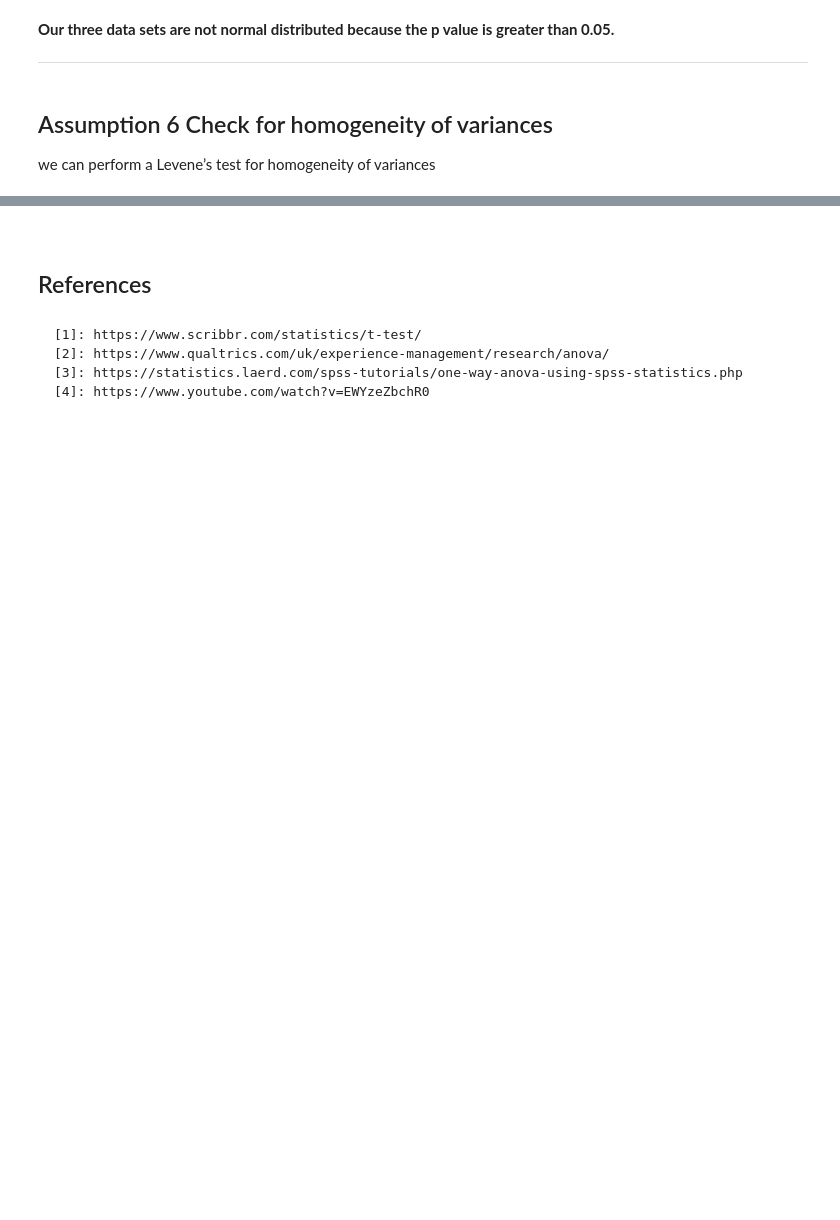
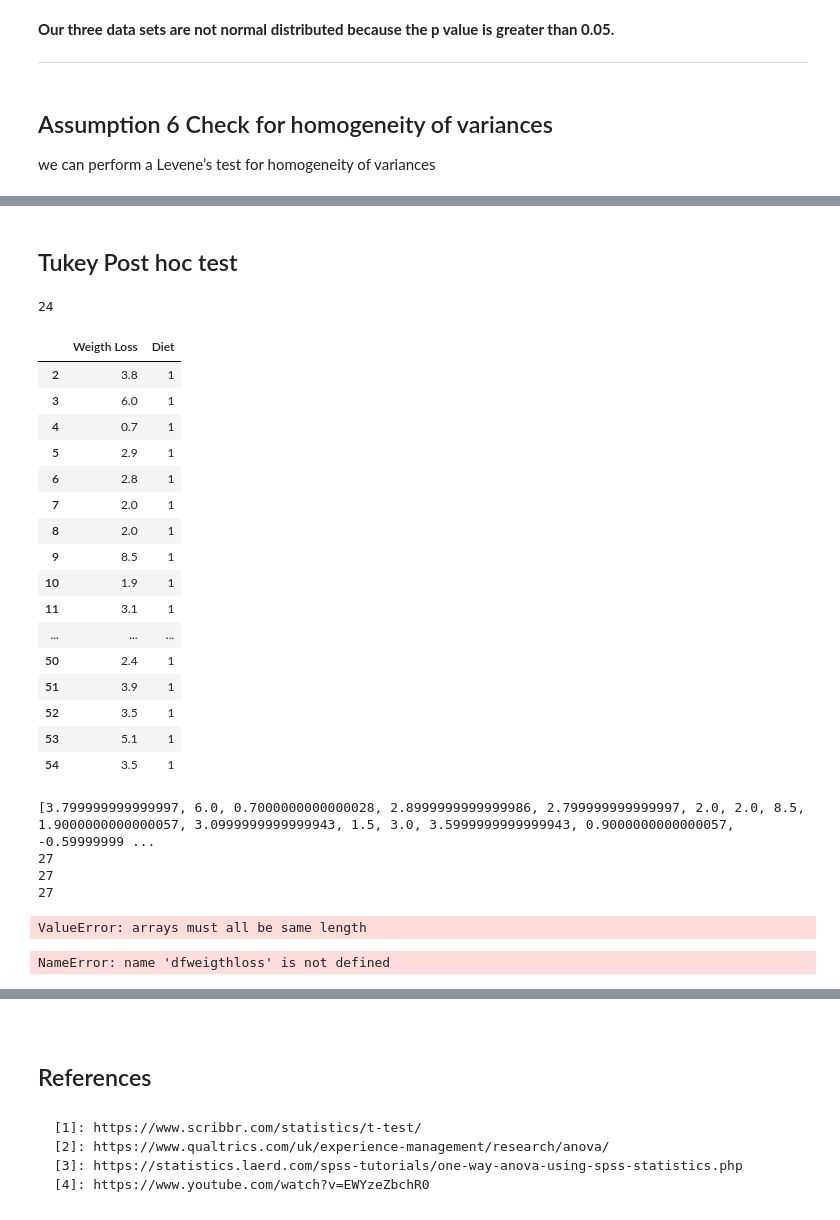
Before and after one commit to Silvio622/Machine-Learning-Scikit-Learn, a Jupyter notebook: scipy-stats.ipynb, the cells around one changed output, grey strips where cells are left out. Drawn from its saved outputs; the diff is of its cells as text; code cells hidden in the pictures; blank space fills up the shorter version.

```diff
--- a/scipy-stats.ipynb
+++ b/scipy-stats.ipynb
@@ -530,0 +483,12 @@ LeveneResult(statistic=nan, pvalue=nan)
+# %%
+# Create three new dataframes to separate the tree different diet's
+dfweigthloss1 = dfdiettype.loc[dfdiettype['Diet']==1]
+dfweigthloss2 = dfdiettype.loc[dfdiettype['Diet']==2]
+dfweigthloss3 = dfdiettype.loc[dfdiettype['Diet']==3]
+#dfweigthloss3
+# %%
+#Convert the values for the column "Weight Loss" into a list for each diet
+weigthloss1 = dfweigthloss1['Weigth Loss'].values.tolist()
+weigthloss2 = dfweigthloss2['Weigth Loss'].values.tolist()
+weigthloss3 = dfweigthloss3['Weigth Loss'].values.tolist()
+#weigthloss3
@@ -530,0 +516,2 @@ LeveneResult(statistic=nan, pvalue=nan)
+# %% [markdown]
+## Tukey Post hoc test
@@ -530,0 +520,61 @@ LeveneResult(statistic=nan, pvalue=nan)
+# %%
+len(weigthloss1)
+
+dfdiet1mean = (dfdiet1['Weigth Loss'].mean())
+dfdiet2mean = (dfdiet2['Weigth Loss'].mean())
+dfdiet1mean
+print(len(dfdiet1['Weigth Loss']))
+if len(dfdiet1['Weigth Loss']) <= dfdiet2mean:
+    for i in range(3):
+        dfdiet1.loc[dfdiet1.index.max()+1] = [dfdiet1mean] + [1]
+dfdiet1
+# %% [output]
+24
+|  | Weigth Loss | Diet |
+| 2 | 3.8 | 1 |
+| 3 | 6.0 | 1 |
+| 4 | 0.7 | 1 |
+| 5 | 2.9 | 1 |
+| 6 | 2.8 | 1 |
+| 7 | 2.0 | 1 |
+| 8 | 2.0 | 1 |
+| 9 | 8.5 | 1 |
+| 10 | 1.9 | 1 |
+| 11 | 3.1 | 1 |
+| ... | ... | ... |
+| 50 | 2.4 | 1 |
+| 51 | 3.9 | 1 |
+| 52 | 3.5 | 1 |
+| 53 | 5.1 | 1 |
+| 54 | 3.5 | 1 |
+# %%
+len(weigthloss1)
+len(weigthloss2)
+dfdiet1mean = (dfdiet1['Weigth Loss'].mean())
+dfdiet1mean
+
+while len(weigthloss1)<len(weigthloss2):
+    weigthloss1.append(dfdiet1mean)
+
+print(weigthloss1)
+print(len(weigthloss1))
+print(len(weigthloss2))
+print(len(weigthloss3))
+# %% [output]
+[3.799999999999997, 6.0, 0.7000000000000028, 2.8999999999999986, 2.799999999999997, 2.0, 2.0, 8.5, 1.9000000000000057, 3.0999999999999943, 1.5, 3.0, 3.5999999999999943, 0.9000000000000057, -0.59999999 ...
+27
+27
+27
+# %%
+weigthloss = weigthloss1 + weigthloss2 + weigthloss3
+weigthloss
+#dfweigthloss = pd.DataFrame({'Weight Loss':weigthloss, 'Diet':np.repeat(['Diet1','Diet2','Diet3'], repeats=10)})
+dfweigthloss = pd.DataFrame({'Weight Loss':weigthloss, 'Diet':['Diet1','Diet2','Diet3']})
+dfweigthloss
+# %% [output]
+ValueError: arrays must all be same length
+# %%
+m_comp = pairwise_tukeyhsd(endog=dfweigthloss['Weigth Loss'], groups=dfweigthloss['Diet1','Diet2','Diet3'],alpha=0.05)
+print(m_comp)
+# %% [output]
+NameError: name 'dfweigthloss' is not defined
```
Also changed, not shown: parts of 17 cells of this notebook, 2 other files.
